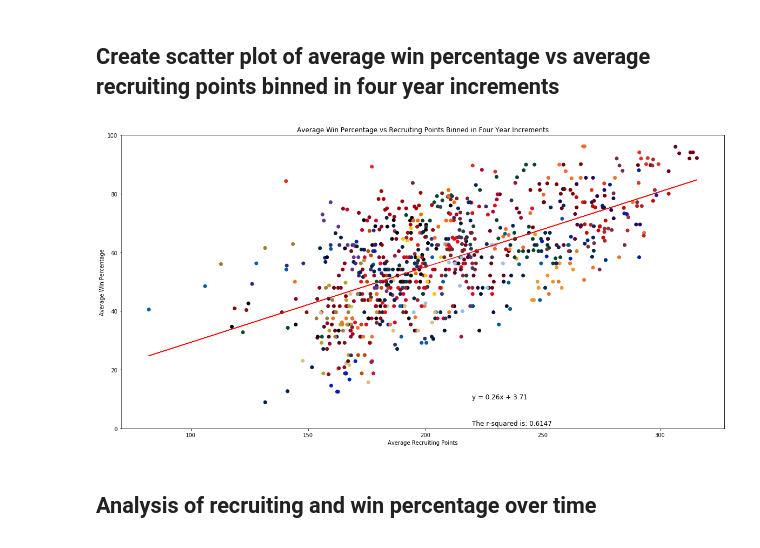
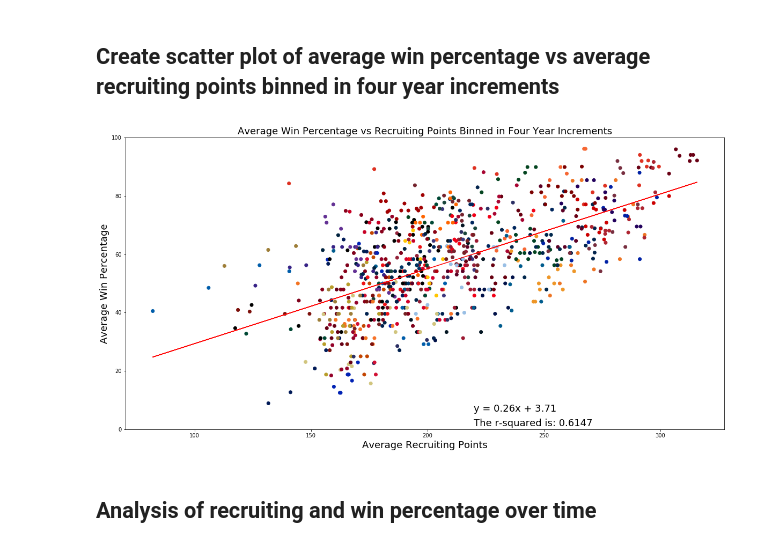
Before and after one commit to bdowd91/Project-1, a Jupyter notebook: recruitingAnalysis.ipynb, the cells around one changed output. Cells and saved outputs as stored; diff of their text form; code cells hidden in the pictures.

```diff
--- a/recruitingAnalysis.ipynb
+++ b/recruitingAnalysis.ipynb
@@ -254,27 +254,27 @@ groupedBinStats
 # %%
 # set x and y values
 xvalues = groupedBinStats['avgPoints']
 yvalues = groupedBinStats['avgWinPct']
 # linear regression
 (slope, intercept, rvalue, pvalue, stderr) = stats.linregress(xvalues, yvalues)
 regress_values = xvalues * slope + intercept
 line_eq = "y = " + str(round(slope,2)) + "x + " + str(round(intercept,2))
 # create figure
 plt.figure(figsize=(20,10))
 plt.scatter(xvalues,yvalues,color=groupedBinStats['color'])
 plt.plot(xvalues,regress_values,"r-")
 # annotate figure with linear regression equation and r-squared
-plt.annotate(line_eq,(220,10),fontsize=12,color="black")
-plt.annotate(f"The r-squared is: {round(rvalue,4)}",(220,1),fontsize=12,color="black")
+plt.annotate(line_eq,(220,6),fontsize=18,color="black")
+plt.annotate(f"The r-squared is: {round(rvalue,4)}",(220,1),fontsize=18,color="black")
 # label figure
-plt.title('Average Win Percentage vs Recruiting Points Binned in Four Year Increments')
-plt.xlabel('Average Recruiting Points')
-plt.ylabel('Average Win Percentage')
+plt.title('Average Win Percentage vs Recruiting Points Binned in Four Year Increments',fontsize=18)
+plt.xlabel('Average Recruiting Points',fontsize=18)
+plt.ylabel('Average Win Percentage',fontsize=18)
 plt.ylim(0,100)
 # save figure
 plt.savefig("Figures/AverageWinPctVsRecruitingPtsBinned.png")
 # %% [output]
-[figure, old version]
+[figure, new version]
 # %% [markdown]
 ## Analysis of recruiting and win percentage over time
 # %%
```
Also changed, not shown: parts of 8 cells of this notebook, 17 other files.
